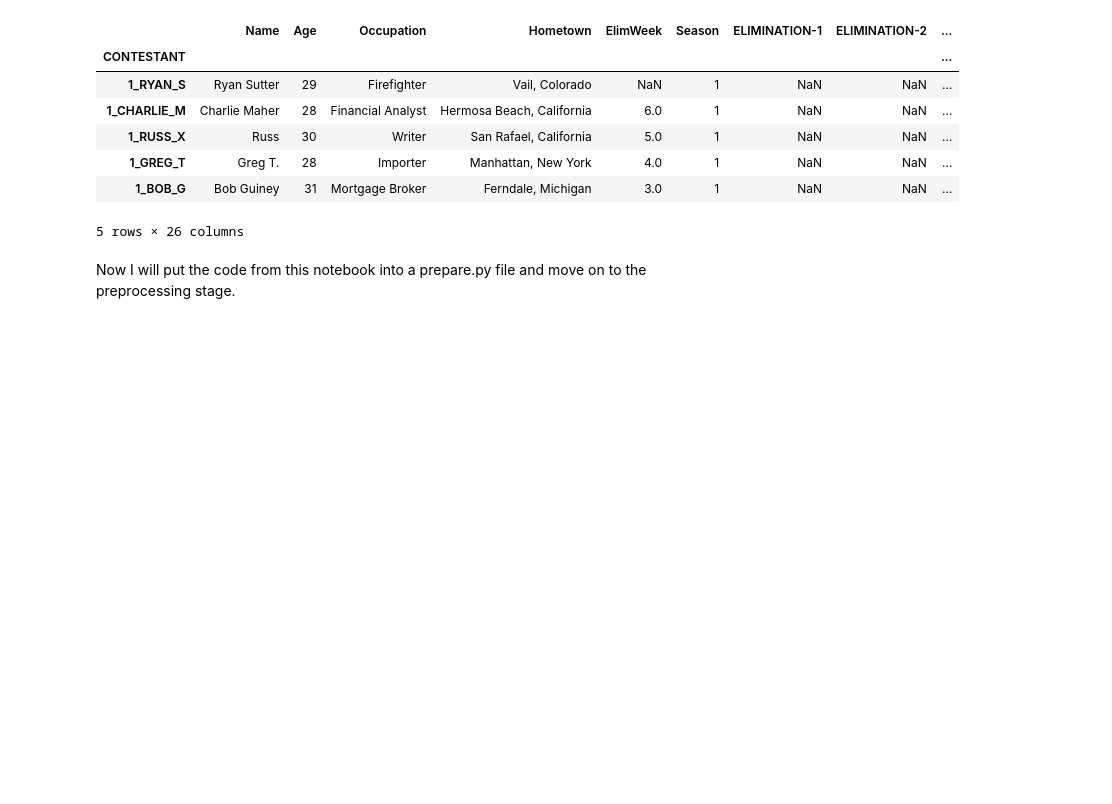
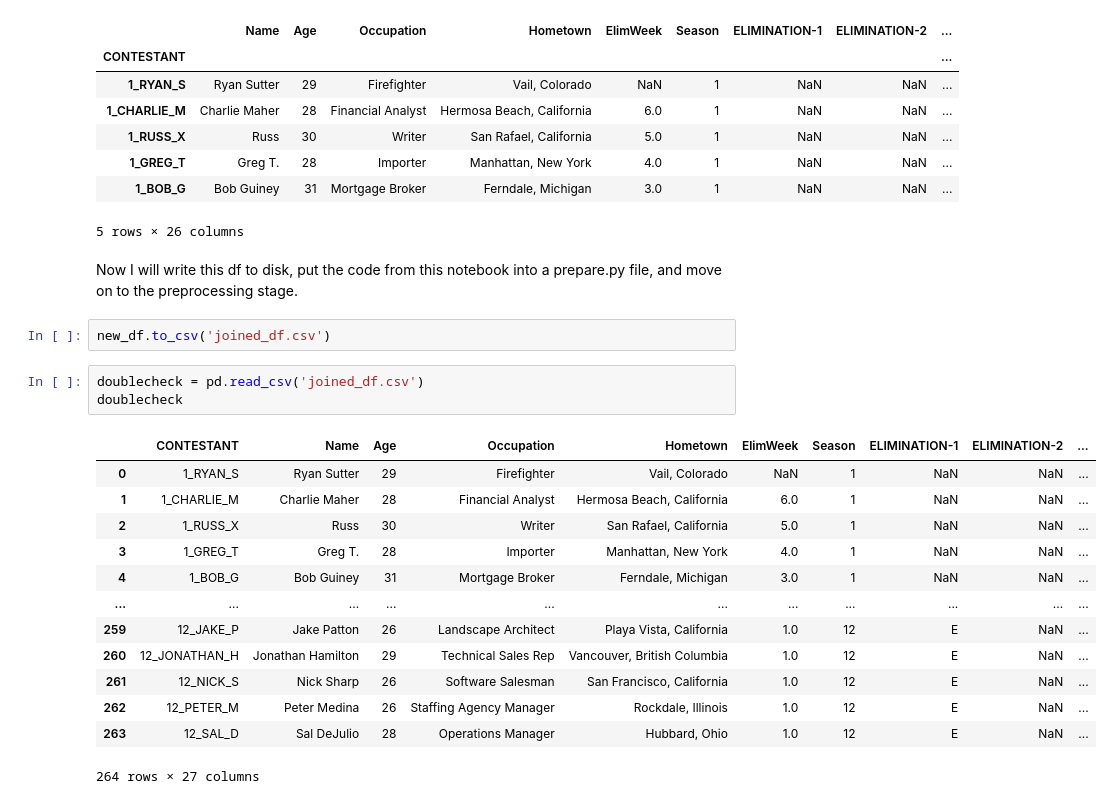
Before and after one commit to KwameTaylor/bachelorette-predictor, a Jupyter notebook: prepare.ipynb, the cells around one changed output. Saved outputs shown, nothing was run; the diff lists cells and outputs as text; blank space fills up the shorter version.

Commit message:
write joined df to disk

```diff
--- a/prepare.ipynb
+++ b/prepare.ipynb
@@ -304,4 +304,23 @@ new_df.head()
 | 1_BOB_G | Bob Guiney | 31 | Mortgage Broker | Ferndale, Michigan | 3.0 | 1 | NaN | NaN | ... |
 5 rows × 26 columns
 # %% [markdown]
-Now I will put the code from this notebook into a prepare.py file and move on to the preprocessing stage.
+Now I will write this df to disk, put the code from this notebook into a prepare.py file, and move on to the preprocessing stage.
+# %%
+new_df.to_csv('joined_df.csv')
+# %%
+doublecheck = pd.read_csv('joined_df.csv')
+doublecheck
+# %% [output]
+|  | CONTESTANT | Name | Age | Occupation | Hometown | ElimWeek | Season | ELIMINATION-1 | ELIMINATION-2 | ... |
+| 0 | 1_RYAN_S | Ryan Sutter | 29 | Firefighter | Vail, Colorado | NaN | 1 | NaN | NaN | ... |
+| 1 | 1_CHARLIE_M | Charlie Maher | 28 | Financial Analyst | Hermosa Beach, California | 6.0 | 1 | NaN | NaN | ... |
+| 2 | 1_RUSS_X | Russ | 30 | Writer | San Rafael, California | 5.0 | 1 | NaN | NaN | ... |
+| 3 | 1_GREG_T | Greg T. | 28 | Importer | Manhattan, New York | 4.0 | 1 | NaN | NaN | ... |
+| 4 | 1_BOB_G | Bob Guiney | 31 | Mortgage Broker | Ferndale, Michigan | 3.0 | 1 | NaN | NaN | ... |
+| ... | ... | ... | ... | ... | ... | ... | ... | ... | ... | ... |
+| 259 | 12_JAKE_P | Jake Patton | 26 | Landscape Architect | Playa Vista, California | 1.0 | 12 | E | NaN | ... |
+| 260 | 12_JONATHAN_H | Jonathan Hamilton | 29 | Technical Sales Rep | Vancouver, British Columbia | 1.0 | 12 | E | NaN | ... |
+| 261 | 12_NICK_S | Nick Sharp | 26 | Software Salesman | San Francisco, California | 1.0 | 12 | E | NaN | ... |
+| 262 | 12_PETER_M | Peter Medina | 26 | Staffing Agency Manager | Rockdale, Illinois | 1.0 | 12 | E | NaN | ... |
+| 263 | 12_SAL_D | Sal DeJulio | 28 | Operations Manager | Hubbard, Ohio | 1.0 | 12 | E | NaN | ... |
+264 rows × 27 columns
```
